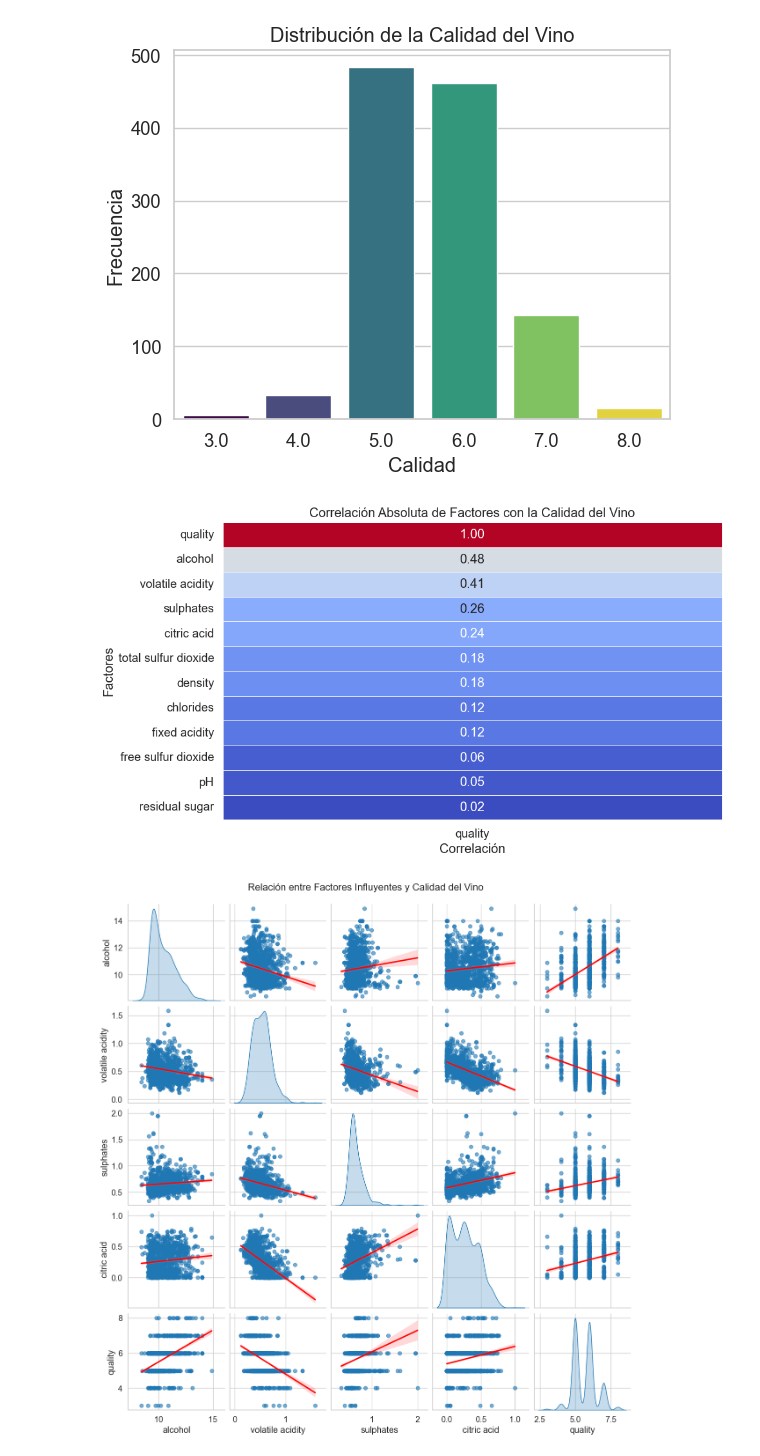
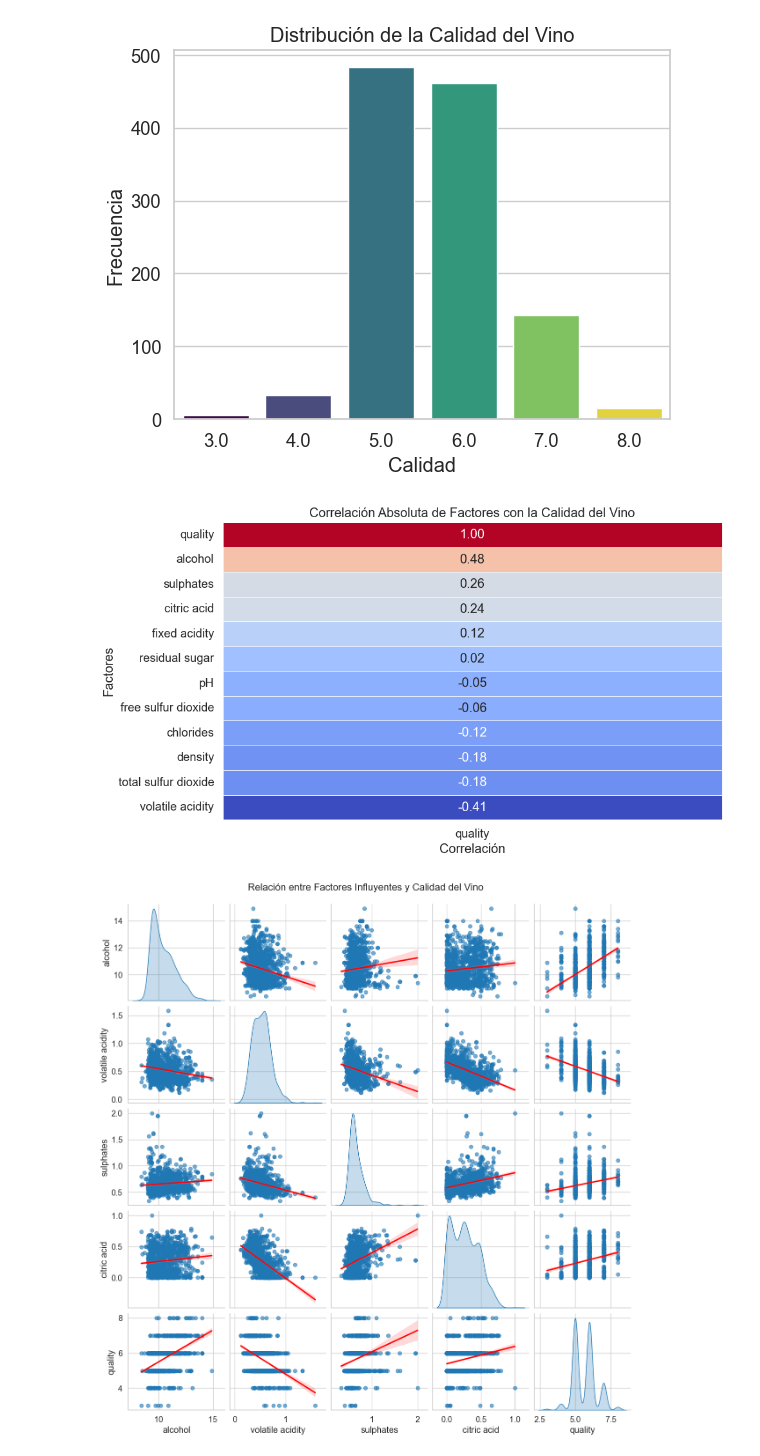
Before and after one commit to MorettiFrancisco/CD, a Jupyter notebook: TPIntegradorParte1.ipynb, the cells around one changed output. Saved outputs shown, nothing was run; the diff lists cells and outputs as text; code cells hidden in the pictures.

```diff
--- a/TPIntegradorParte1.ipynb
+++ b/TPIntegradorParte1.ipynb
@@ -128,18 +128,17 @@ plt.show()
 # %%
 # Calcular las correlaciones con la columna 'quality'
 quality_correlation = df.corr()[['quality']]
-quality_correlation = quality_correlation.abs()
 quality_correlation = quality_correlation.sort_values(by='quality', ascending=False)
 
 # Crear un mapa de calor para visualizar las correlaciones con la calidad
 plt.figure(figsize=(10, 6))
 sns.heatmap(quality_correlation, annot=True, cmap='coolwarm', fmt=".2f", linewidths=0.5, cbar=False)
 plt.title('Correlación Absoluta de Factores con la Calidad del Vino')
 plt.xlabel('Correlación')
 plt.ylabel('Factores')
 plt.show()
 # %% [output]
-[figure, old version]
+[figure, new version]
 # %%
 # Ajustar el tamaño de la figura
 sns.set_context("notebook", font_scale=1.2)  # Escalar el tamaño de las fuentes
```
Also changed, not shown: parts of 1 cell of this notebook.
